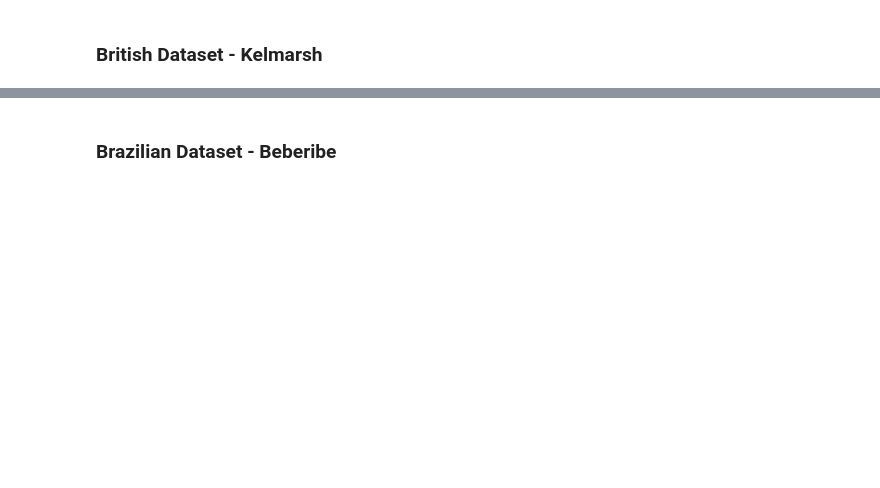
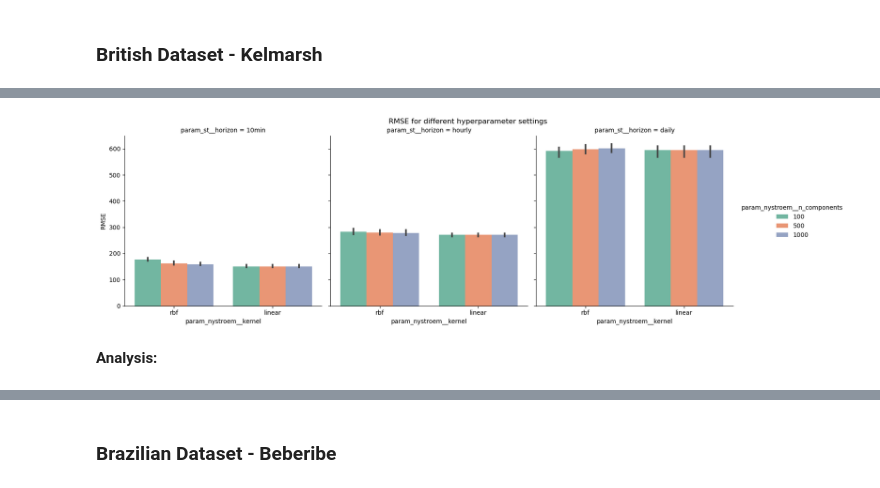
Before and after one commit to H-Kugler/forecasting-wind-power, a Jupyter notebook: notebooks/RegressionVariants.ipynb, the cells around one changed output, grey strips where cells are left out. Cells and saved outputs as stored; diff of their text form; code cells hidden in the pictures; blank space fills up the shorter version.

```diff
--- a/notebooks/RegressionVariants.ipynb
+++ b/notebooks/RegressionVariants.ipynb
@@ -408,41 +374,40 @@ The computational complexity of the _Kernel Ridge Regression_ is $O(m^2n)$, wher
 ### Define model
 model = Pipeline(
     [
-        ("fs", FeatureSelector()),
-        ("st", SupervisedTransformer()),
-        ("est", LassoRegression()),
+        ("scale", Normalizer()),
+        ("st", SupervisedTransformer(encode_time=["hour", "month"])),
+        ("nystroem", Nystroem(n_jobs=-1)),
+        ("est", RidgeRegression()),
     ]
 )
 
 ### Define the hyperparameter grid
 param_grid = {
-    "fs__features": powerset(["power", "wind_speed", "wind_direction", "rotor_speed"])[1:],
-    "st__horizon": ["10min", "hourly", "daily"],  # different tasks
-    "st__window_size": [1, 6, 10],
-    "est__alpha": [0.1, 1, 10],
+    "st__horizon": ["10min", "hourly", "daily"],
+    "st__window_size": [8],
+    "nystroem__kernel": ["rbf", "linear"],
+    "nystroem__n_components": [100, 500, 1000],
 }
 # %% [markdown]
 ### British Dataset - Kelmarsh
 # %%
 ### hyperparameter tuning
-### RUNTIME: ~ 6 min
+### RUNTIME: ~ 20 min
 do_gridsearch = False
 
-X = data_british
-y = data_british["power"]
+if do_gridsearch:
 
-grid_search = GridSearchCV(
-    estimator=model,
-    param_grid=param_grid,
-    scoring="neg_root_mean_squared_error",
-    cv=TimeSeriesSplit(n_splits=3),
-    verbose=1,
-    n_jobs=-1,
-    refit=False,
-)
+    grid_search = GridSearchCV(
+        estimator=model,
+        param_grid=param_grid,
+        scoring="neg_root_mean_squared_error",
+        cv=TimeSeriesSplit(n_splits=3),
+        verbose=2,
+        n_jobs=-1,
+        refit=False,
+    )
 
-if do_gridsearch:
-    grid_search.fit(X, y)
+    grid_search.fit(X_train_brit, y_train_brit)
     res_gs_brit = pd.DataFrame(grid_search.cv_results_)
     # store results in csv-file
     pd.DataFrame(res_gs_brit).to_csv("../results/results_gs_kernel_brit.csv")
@@ -453,8 +436,12 @@ else:
 # %%
 # plot gridsearch results
 vis.plot_gridsearch_results(
-    res_gs_brit, x="param_est__alpha", hue="param_st__window_size",
+    res_gs_brit, x="param_nystroem__kernel", hue="param_nystroem__n_components", col="param_st__horizon",
 )
+# %% [output]
+[figure, added]
+# %% [markdown]
+__Analysis:__
 # %%
 ### extract best parameters of each model for each horizon
 best_params_brit_kernel = (
```
Also changed, not shown: parts of 46 cells of this notebook, 4 other files.
